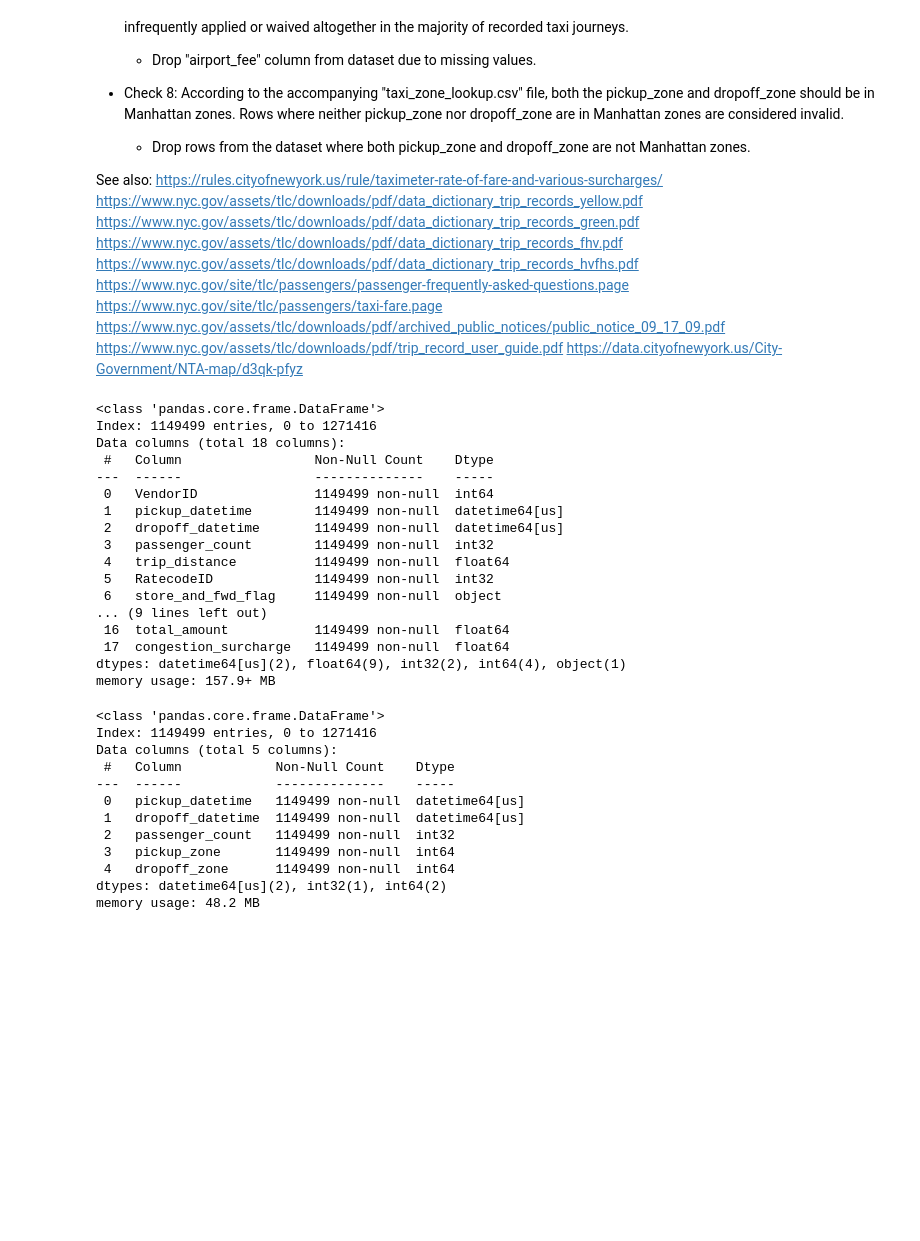
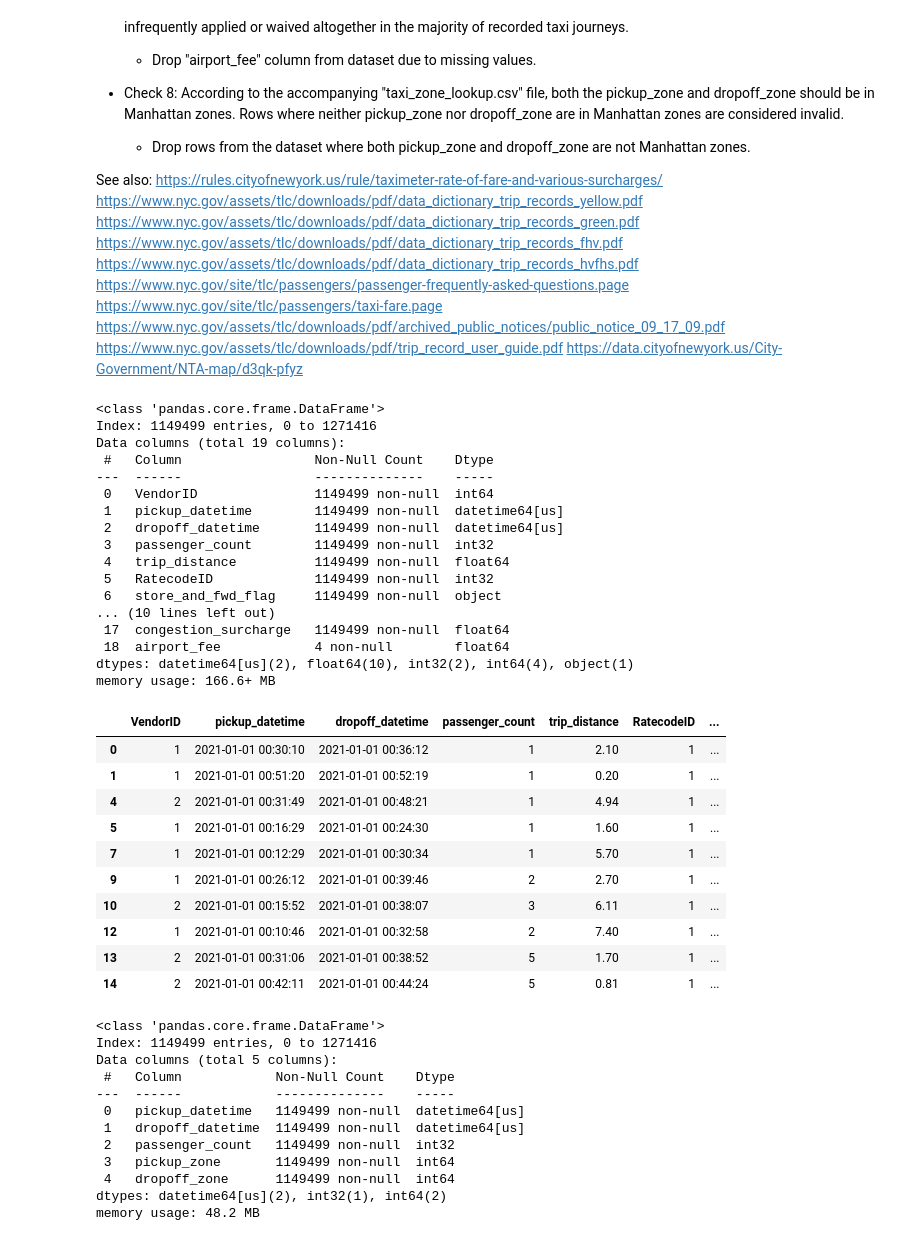
Before and after one commit to DR7439/New-York-App, a Jupyter notebook: data-analytics/cleaning/taxi_cleaning_yellow.ipynb, the cells around one changed output. Saved outputs shown, nothing was run; the diff lists cells and outputs as text; code cells hidden in the pictures; blank space fills up the shorter version.

Commit message:
1 big dataframe

```diff
--- a/data-analytics/cleaning/taxi_cleaning_yellow.ipynb
+++ b/data-analytics/cleaning/taxi_cleaning_yellow.ipynb
@@ -114,11 +109,10 @@ cwd = os.getcwd()
 print("Current Working Directory:", cwd)
 
 # Define the directory where the data is located relative to the current working directory
-data_dir = "Datasets/taxi_parquets"
 print("Data Directory:", data_dir)
 
 # Define the file paths relative to the data directory
-yellow_2021_01_path = os.path.join(cwd, data_dir, "yellow_2021_01.parquet")
+yellow_2021_01_path = os.path.join(data_dir, "yellow_2021_01.parquet")
 
 # Print the constructed file paths to verify
 print("yellow_2021_01_path:", yellow_2021_01_path)
@@ -465,8 +455,10 @@ If the trip would result in the driver’s having to operate the taxicab for mor
 # %%
 print("Current Working Directory:", cwd)
 
+taxi_zone_dir = os.path.join(os.getcwd(), "..", "Datasets", "taxi_other")
+
+
 # Define the directory where the data is located relative to the current working directory
-taxi_zone_dir = "Datasets/taxi_other"
 print("Taxi Zone CSV Directory:", taxi_zone_dir)
 
 # Define the file path relative to the data directory
@@ -715,7 +699,7 @@ def drop_yellow_invalid_rows(df, manhattan_zones):
         # Drop rows where extra, mta_tax, tip_amount, tolls_amount, improvement_surcharge, or congestion_surcharge < 0
         df = df[(df["extra"] >= 0) & (df["mta_tax"] >= 0) & (df["tip_amount"] >= 0) &
                 (df["tolls_amount"] >= 0) & (df["improvement_surcharge"] >= 0) &
-                (df["congestion_surcharge"] >= 0) & (df["airport_fee"] >= 0)]
+                (df["congestion_surcharge"] >= 0)]
 
         # Drop rows where pickup_datetime == dropoff_datetime
         df = df[df["pickup_datetime"] != df["dropoff_datetime"]]
@@ -739,14 +723,13 @@ def drop_yellow_invalid_rows(df, manhattan_zones):
 # %%
 manhattan_zones = get_manhattan_zones(taxi_zone)
 
-# Call the verifying_invalid_zones function
-yellow_2021_01 = drop_yellow_invalid_rows(yellow_2021_01, manhattan_zones, taxi_zone)
+yellow_2021_01 = drop_yellow_invalid_rows(yellow_2021_01, manhattan_zones)
 # %%
 yellow_2021_01.info()
 # %% [output]
 <class 'pandas.core.frame.DataFrame'>
 Index: 1149499 entries, 0 to 1271416
-Data columns (total 18 columns):
+Data columns (total 19 columns):
  #   Column                 Non-Null Count    Dtype
 ---  ------                 --------------    -----
  0   VendorID               1149499 non-null  int64
@@ -756,11 +739,25 @@ Data columns (total 18 columns):
  4   trip_distance          1149499 non-null  float64
  5   RatecodeID             1149499 non-null  int32
  6   store_and_fwd_flag     1149499 non-null  object
-... (9 lines left out)
- 16  total_amount           1149499 non-null  float64
+... (10 lines left out)
  17  congestion_surcharge   1149499 non-null  float64
-dtypes: datetime64[us](2), float64(9), int32(2), int64(4), object(1)
-memory usage: 157.9+ MB
+ 18  airport_fee            4 non-null        float64
+dtypes: datetime64[us](2), float64(10), int32(2), int64(4), object(1)
+memory usage: 166.6+ MB
+# %%
+yellow_2021_01.head(10)
+# %% [output]
+|  | VendorID | pickup_datetime | dropoff_datetime | passenger_count | trip_distance | RatecodeID | ... |
+| 0 | 1 | 2021-01-01 00:30:10 | 2021-01-01 00:36:12 | 1 | 2.10 | 1 | ... |
+| 1 | 1 | 2021-01-01 00:51:20 | 2021-01-01 00:52:19 | 1 | 0.20 | 1 | ... |
+| 4 | 2 | 2021-01-01 00:31:49 | 2021-01-01 00:48:21 | 1 | 4.94 | 1 | ... |
+| 5 | 1 | 2021-01-01 00:16:29 | 2021-01-01 00:24:30 | 1 | 1.60 | 1 | ... |
+| 7 | 1 | 2021-01-01 00:12:29 | 2021-01-01 00:30:34 | 1 | 5.70 | 1 | ... |
+| 9 | 1 | 2021-01-01 00:26:12 | 2021-01-01 00:39:46 | 2 | 2.70 | 1 | ... |
+| 10 | 2 | 2021-01-01 00:15:52 | 2021-01-01 00:38:07 | 3 | 6.11 | 1 | ... |
+| 12 | 1 | 2021-01-01 00:10:46 | 2021-01-01 00:32:58 | 2 | 7.40 | 1 | ... |
+| 13 | 2 | 2021-01-01 00:31:06 | 2021-01-01 00:38:52 | 5 | 1.70 | 1 | ... |
+| 14 | 2 | 2021-01-01 00:42:11 | 2021-01-01 00:44:24 | 5 | 0.81 | 1 | ... |
 # %%
 def drop_yellow_columns(df):
     columns_to_drop = ["VendorID", "trip_distance", "RatecodeID", "store_and_fwd_flag", "payment_type",
```
Also changed, not shown: parts of 15 cells of this notebook, 1 other file.
